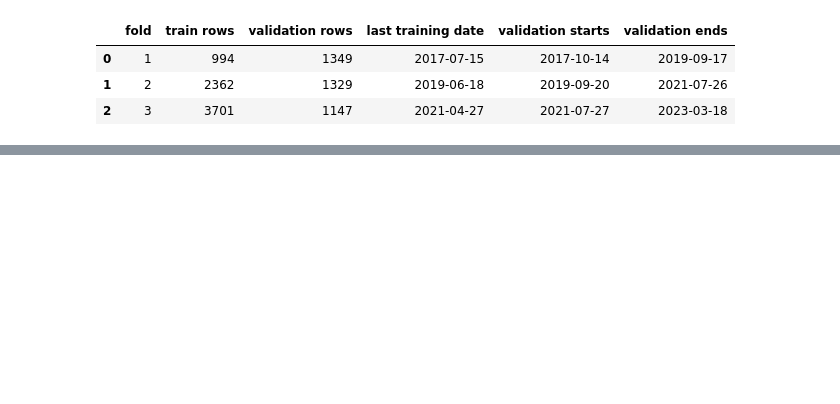
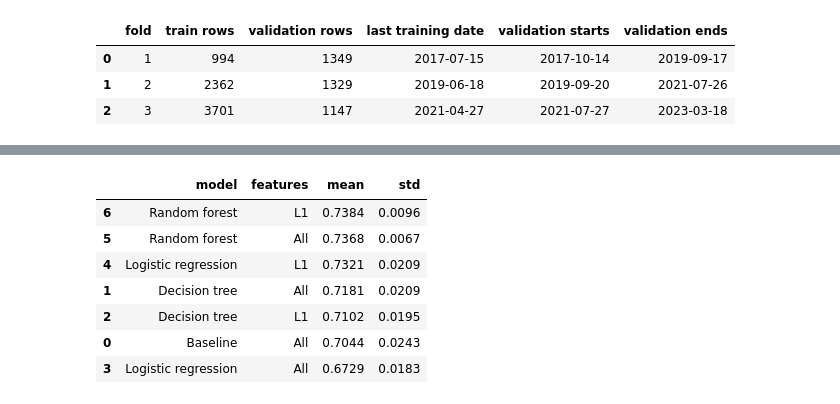
Before and after one commit to MiguelSantos00/Predicting-Repeat-Purchases-ML, a Jupyter notebook: notebooks/04_Modeling.ipynb, the cells around one changed output, grey strips where cells are left out. Drawn from its saved outputs; the diff is of its cells as text; code cells hidden in the pictures; blank space fills up the shorter version.

```diff
--- a/notebooks/04_Modeling.ipynb
+++ b/notebooks/04_Modeling.ipynb
@@ -300,0 +160,7 @@ choose the classifier, its features or its decision threshold.
+# %%
+model = DecisionTreeClassifier(max_depth=5, min_samples_leaf=20, random_state=42)
+res = evaluate(model)
+res["model"] = "Decision tree"
+res["features"] = "All"
+scores.append(res)
+res.round(4)
@@ -300,0 +218,14 @@ choose the classifier, its features or its decision threshold.
+# %%
+scores = pd.concat(scores, ignore_index=True)
+summary = scores.groupby(["model", "features"])["F1"].agg(["mean", "std"])
+summary = summary.reset_index().sort_values("mean", ascending=False)
+summary.round(4)
+# %% [output]
+|  | model | features | mean | std |
+| 6 | Random forest | L1 | 0.7384 | 0.0096 |
+| 5 | Random forest | All | 0.7368 | 0.0067 |
+| 4 | Logistic regression | L1 | 0.7321 | 0.0209 |
+| 1 | Decision tree | All | 0.7181 | 0.0209 |
+| 2 | Decision tree | L1 | 0.7102 | 0.0195 |
+| 0 | Baseline | All | 0.7044 | 0.0243 |
+| 3 | Logistic regression | All | 0.6729 | 0.0183 |
```
Also changed, not shown: parts of 58 cells of this notebook, 5 other files.
